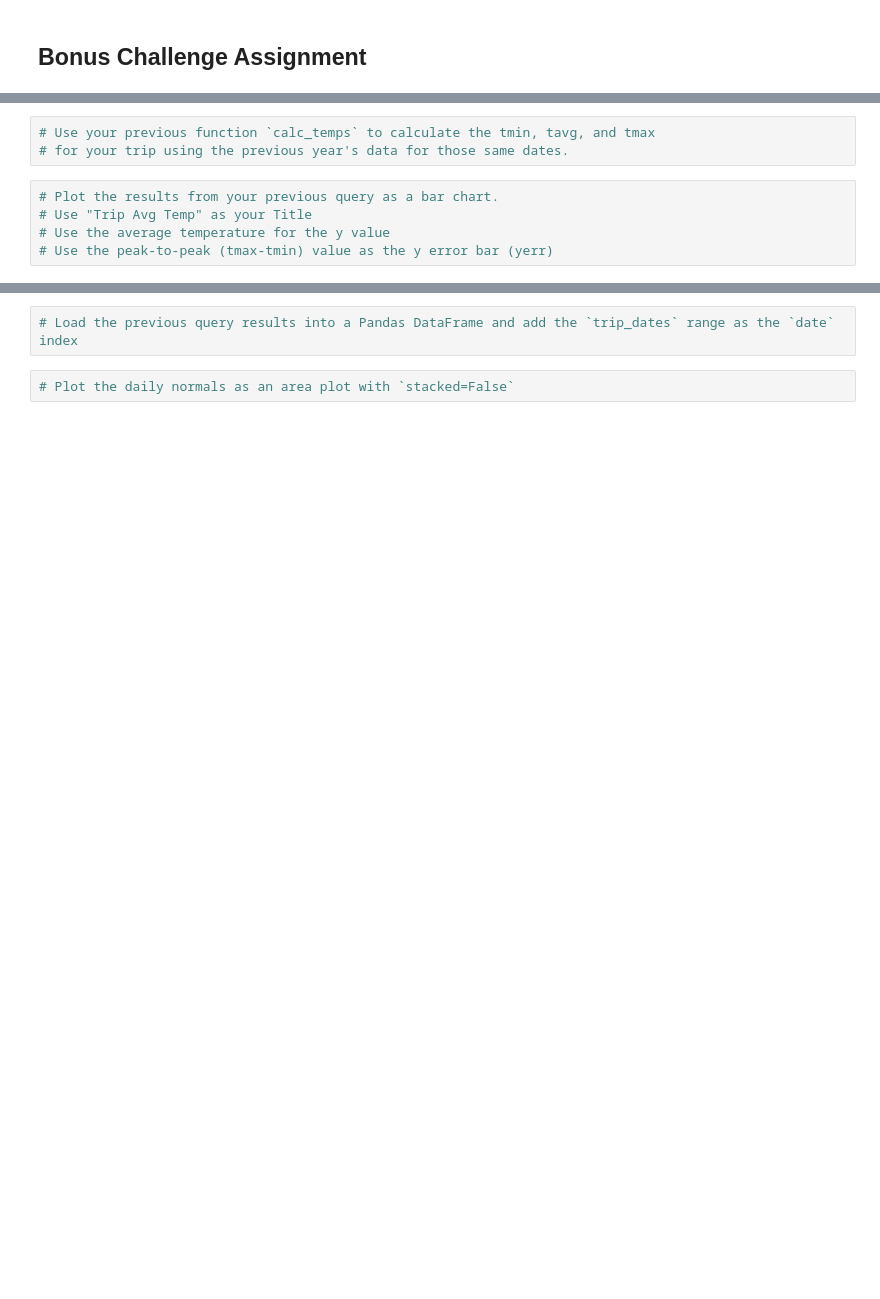
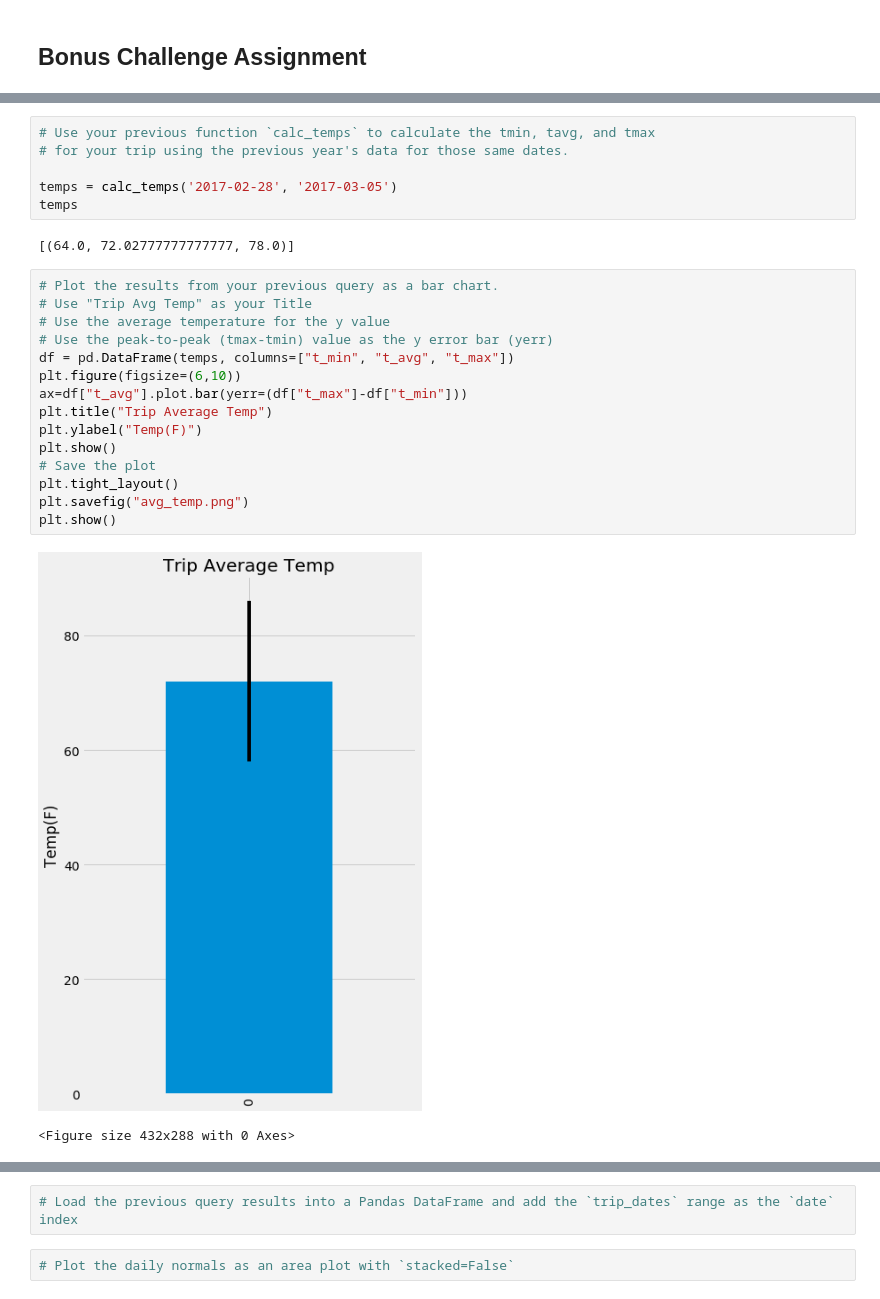
Before and after one commit to nazila-entezari/SQLAlchemy-Surfs-Up-, a Jupyter notebook: climate_starter.ipynb, the cells around one changed output, grey strips where cells are left out. Saved outputs shown, nothing was run; the diff lists cells and outputs as text; blank space fills up the shorter version.

```diff
--- a/climate_starter.ipynb
+++ b/climate_starter.ipynb
@@ -136,11 +160,29 @@ print(calc_temps('2012-02-28', '2012-03-05'))
 # %%
 # Use your previous function `calc_temps` to calculate the tmin, tavg, and tmax
 # for your trip using the previous year's data for those same dates.
+
+temps = calc_temps('2017-02-28', '2017-03-05')
+temps
+# %% [output]
+[(64.0, 72.02777777777777, 78.0)]
 # %%
 # Plot the results from your previous query as a bar chart.
 # Use "Trip Avg Temp" as your Title
 # Use the average temperature for the y value
 # Use the peak-to-peak (tmax-tmin) value as the y error bar (yerr)
+df = pd.DataFrame(temps, columns=["t_min", "t_avg", "t_max"])
+plt.figure(figsize=(6,10))
+ax=df["t_avg"].plot.bar(yerr=(df["t_max"]-df["t_min"]))
+plt.title("Trip Average Temp")
+plt.ylabel("Temp(F)")
+plt.show()
+# Save the plot
+plt.tight_layout()
+plt.savefig("avg_temp.png")
+plt.show()
+# %% [output]
+[figure, added]
+<Figure size 432x288 with 0 Axes>
 # %%
 # Calculate the total amount of rainfall per weather station for your trip dates using the previous year's matching dates.
 # Sort this in descending order by precipitation amount and list the station, name, latitude, longitude, and elevation
```
Also changed, not shown: parts of 6 cells of this notebook.
